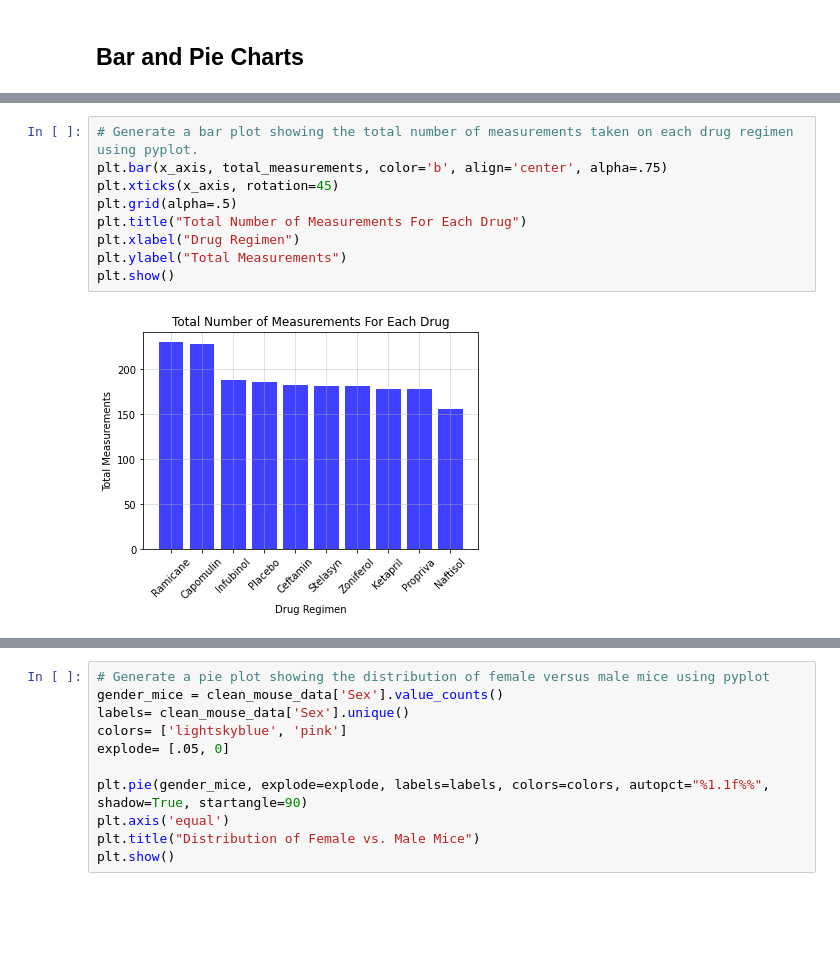
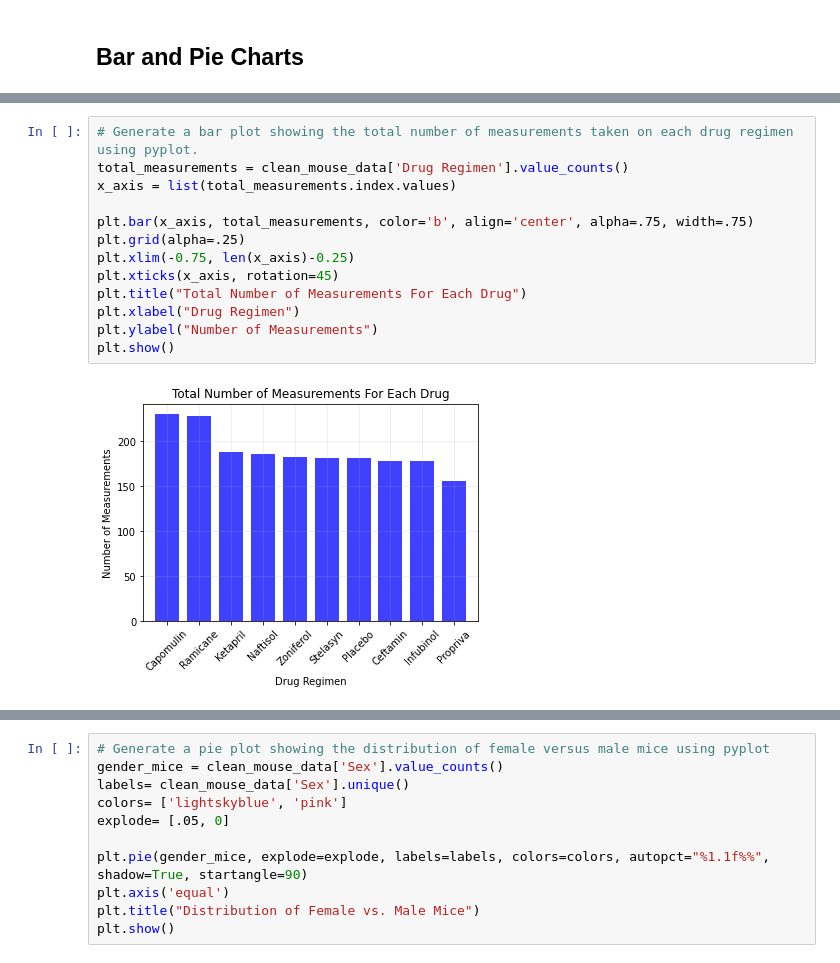
Before and after one commit to shaff183/Matplotlib-challenge, a Jupyter notebook: Pymaceuticals/main.ipynb, the cells around one changed output, grey strips where cells are left out. Drawn from its saved outputs; the diff is of its cells as text; blank space fills up the shorter version.

Commit message:
added bar and pie charts

```diff
--- a/Pymaceuticals/main.ipynb
+++ b/Pymaceuticals/main.ipynb
@@ -135,13 +142,17 @@ total_measurements = clean_mouse_data['Drug Regimen'].value_counts()
 # %%
 # Generate a bar plot showing the total number of measurements taken on each drug regimen using pyplot.
-plt.bar(x_axis, total_measurements, color='b', align='center', alpha=.75)
+total_measurements = clean_mouse_data['Drug Regimen'].value_counts()
+x_axis = list(total_measurements.index.values)
+
+plt.bar(x_axis, total_measurements, color='b', align='center', alpha=.75, width=.75)
+plt.grid(alpha=.25)
+plt.xlim(-0.75, len(x_axis)-0.25)
 plt.xticks(x_axis, rotation=45)
-plt.grid(alpha=.5)
 plt.title("Total Number of Measurements For Each Drug")
 plt.xlabel("Drug Regimen")
-plt.ylabel("Total Measurements")
+plt.ylabel("Number of Measurements")
 plt.show()
 # %% [output]
-[figure, old version]
+[figure, new version]
 # %%
 # Generate a pie plot showing the distribution of female versus male mice using pandas
```
Also changed, not shown: parts of 2 cells of this notebook.
